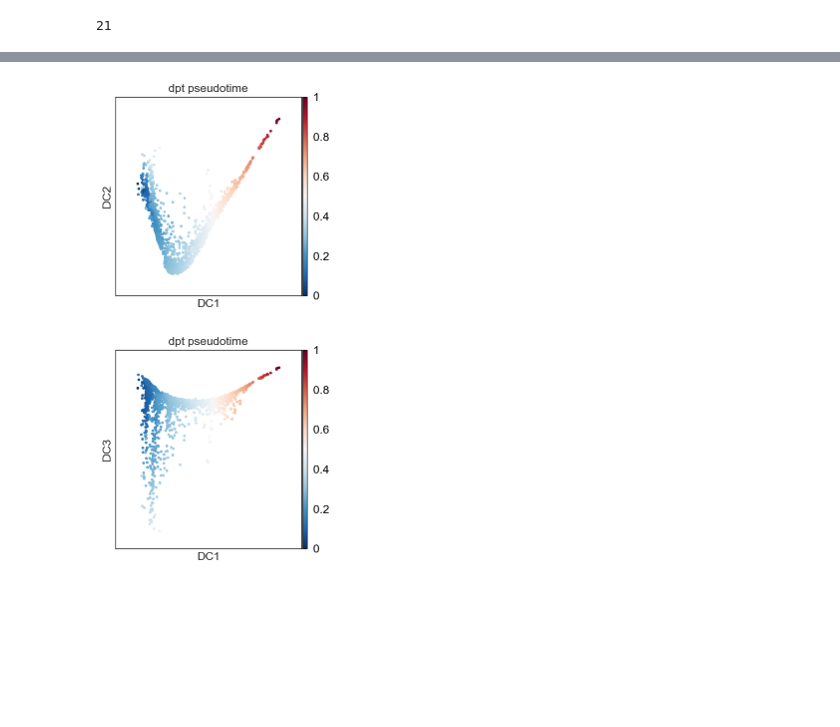
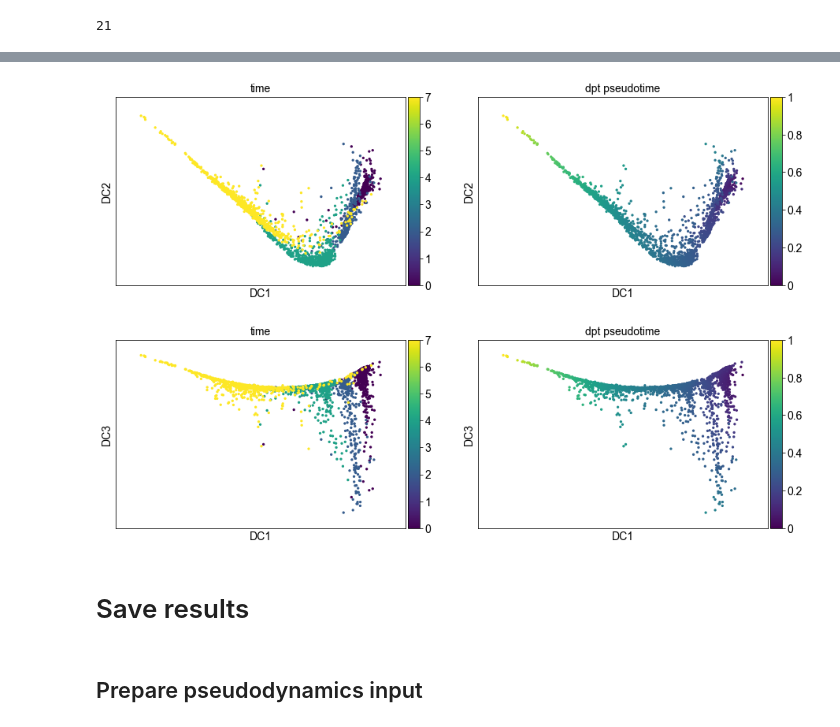
Before and after one commit to theislab/pseudodynamics, a Jupyter notebook: Klein/Klein15.ipynb, the cells around one changed output, grey strips where cells are left out. Drawn from its saved outputs; the diff is of its cells as text; code cells hidden in the pictures; blank space fills up the shorter version.

Commit message:
updated aux. files for klein15

```diff
--- a/Klein/Klein15.ipynb
+++ b/Klein/Klein15.ipynb
@@ -8,11 +8,15 @@ import pandas
 import matplotlib as mpl
 import matplotlib.pyplot as plt
 import seaborn as sns
+import sys
 
 sc.settings.verbosity = 3 # amount of output
-dir_root = 'your_root_directory_of_this_project'
-sc.settings.figdir = dir_root+'scanpy'
-sc.settings.writedir = dir_root+'scanpy'
-sc.settings.set_dpi(60) # low pixel number yields small inline figures
-sc.logging.print_version_and_date()
+dir_root = '/Users/david.fischer/phd/data/Pseudodynamics/klein15/'
+dirin = dir_root+'raw/'
+sc.settings.figdir = dir_root+'scanpy_figs/'
+sc.settings.writedir = dir_root+'scanpy_1_2/'
+
+sc.logging.print_versions()
+sc.settings.set_figure_params(dpi=80, scanpy=True)
+print (sys.version)
 # %% [output]
@@ -20,6 +28,8 @@ Running Scanpy 0.4.3+21.g0caaa9d on 2018-02-23 09:05.
 # %%
-filename = dir_root+'raw/klein15_matrix_CellCylceCorrFromDPT.csv'
-adata = sc.read(filename, cache=True)
-meta = np.genfromtxt(dir_root+'raw/klein15_cellLabels_CellCylceCorrFromDPT.csv', dtype=str)
-adata.obs['time'] = meta.astype(str)
+filename = dirin+'klein15_matrix_CellCylceCorrFromDPT.csv'
+adata = sc.read(filename, cache=False)
+meta = np.genfromtxt(dirin+'klein15_cellLabels_CellCylceCorrFromDPT.csv', dtype=str)
+adata.obs['time'] = [{'1':0, '2':2, '3':4, '4':7}[x] for x in meta.astype(str)]
+adata.obs_names = ['c'+str(i+1) for i,x in enumerate(adata.obs_names)]
+adata.obs['cell'] = adata.obs_names
 # %% [output]
@@ -49,5 +63,5 @@ sc.pl.diffmap(adata, components='1,3', color="time")
 # %%
-idxRoot = np.argmax(adata.obsm['X_diffmap'][:,0])
+idxRoot = np.argmax(adata.obsm['X_diffmap'][:,1])
 print(idxRoot) # 21
 adata.uns['iroot'] = idxRoot
 # %% [output]
@@ -74,6 +76,6 @@ performing Diffusion Pseudotime analysis
 # %%
-sc.pl.dpt_scatter(adata, components='1,2')
-sc.pl.dpt_scatter(adata, components='1,3')
+sc.pl.diffmap(adata, components='1,2', color=['time', 'dpt_pseudotime'])
+sc.pl.diffmap(adata, components='1,3', color=['time', 'dpt_pseudotime'])
 # %% [output]
-[figure, old version]
+[figure, new version]
-[figure, old version]
+[figure, new version]
@@ -82,0 +82,2 @@ sc.write('klein15_cc_scanpy', adata)
+# %% [markdown]
+# Save results
@@ -86,0 +89,2 @@ pandas.DataFrame(adata.obs).to_csv(path_or_buf=dir_root+'dimreds/dpt_klein15.csv
+# %% [markdown]
+## Prepare pseudodynamics input
```
Also changed, not shown: parts of 21 cells of this notebook, 2 other files.
